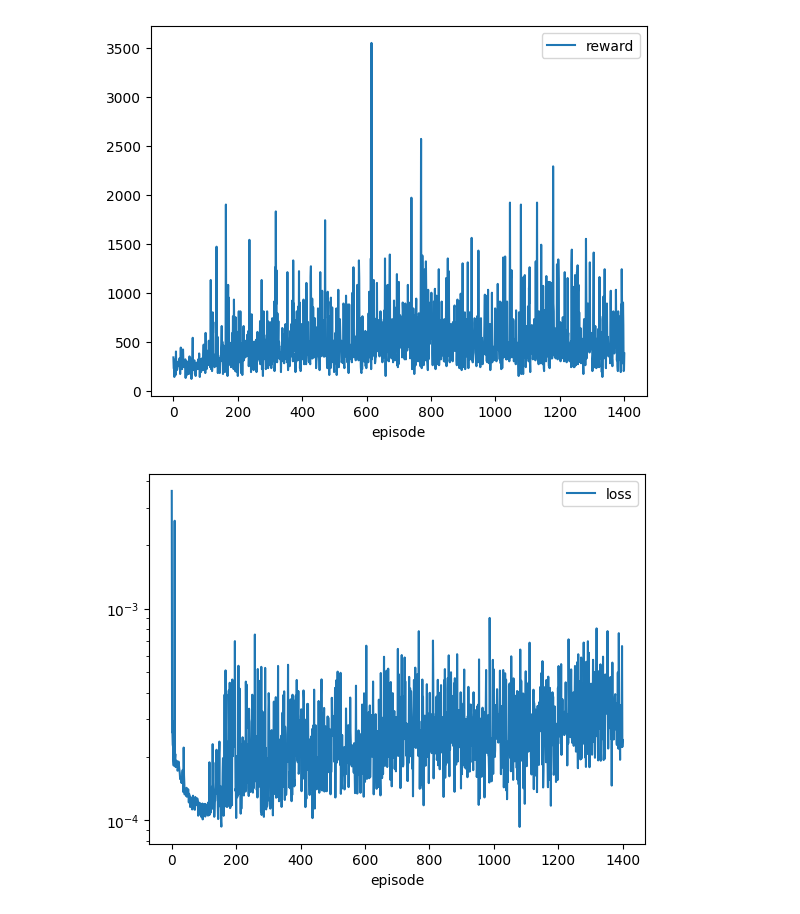
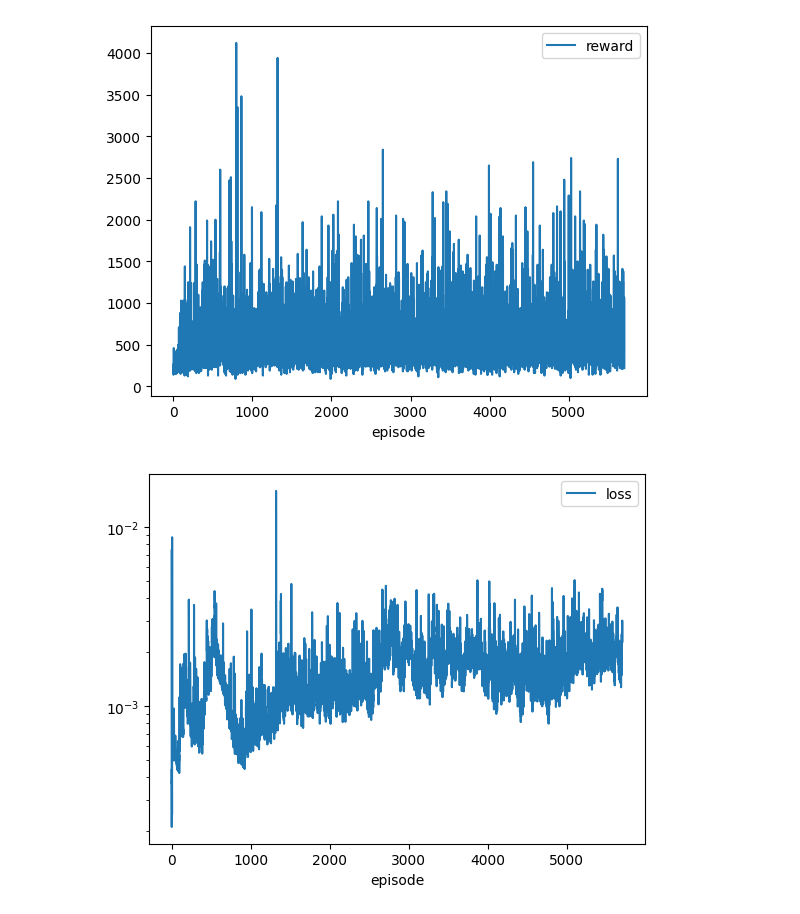
Before and after one commit to pavonism/reinforcement-learning, a Jupyter notebook: scripts/CheckMetrics.ipynb, the cells around one changed output. Cells and saved outputs as stored; diff of their text form; code cells hidden in the pictures.

```diff
--- a/scripts/CheckMetrics.ipynb
+++ b/scripts/CheckMetrics.ipynb
@@ -1,7 +1,7 @@
 # %%
 import pandas as pd
 
-CHECKPOINT_NAME = 'FINAL_TEST'
+CHECKPOINT_NAME = 'priority_replay_buffer'
 df = pd.read_csv(f'../checkpoints/dqn/{CHECKPOINT_NAME}/metrics.csv', index_col=False)
 df.groupby('episode').sum()['reward'].expanding().mean().plot(y='reward')
 df.groupby('episode').sum().plot(y='reward')
@@ -12,2 +12,2 @@ episodes_in_metrics = df.groupby("episode").count()
-[figure, old version]
+[figure, new version]
-[figure, old version]
+[figure, new version]
```
Also changed, not shown: parts of 1 cell of this notebook, 4 other files.
